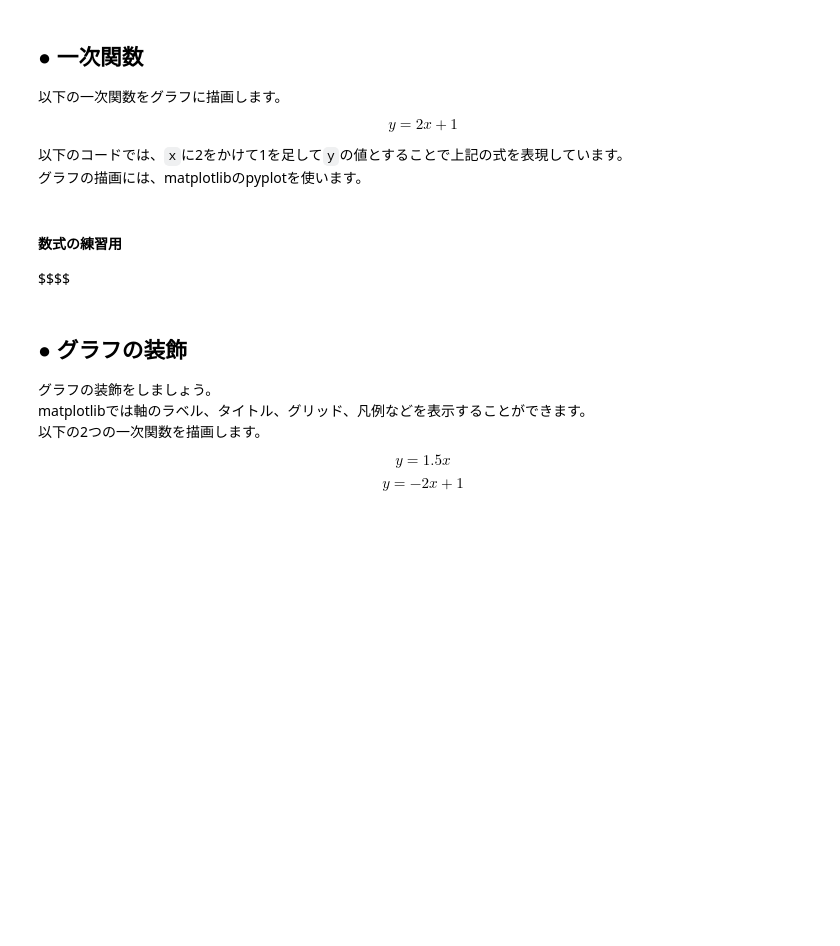
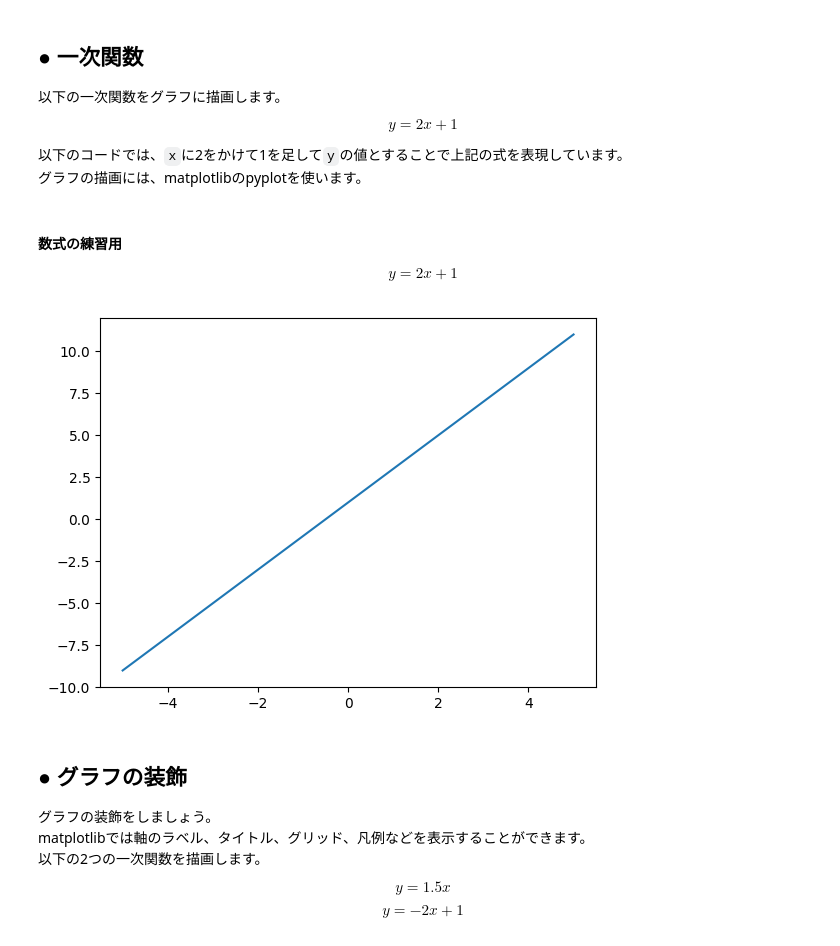
Before and after one commit to sonoko-jpg/section_1, a Jupyter notebook: section_3/draw_functions.ipynb, the cells around one changed output. Saved outputs shown, nothing was run; the diff lists cells and outputs as text; code cells hidden in the pictures; blank space fills up the shorter version.

```diff
--- a/section_3/draw_functions.ipynb
+++ b/section_3/draw_functions.ipynb
@@ -43,7 +60,7 @@ $$y=2x+1$$
 グラフの描画には、matplotlibのpyplotを使います。
 # %% [markdown]
 #### 数式の練習用
-$$$$
+$$y = 2x+1$$
 # %%
 import numpy as np
 import matplotlib.pyplot as plt
@@ -58,3 +73,15 @@ plt.show()  # グラフの表示
+# %%
+# コード練習用
+import numpy as np
+import matplotlib.pyplot as plt
+
+x = np.linspace(-5, 5)
+y = 2*x + 1
+
+plt.plot(x, y)
+plt.show()
+# %% [output]
+[figure, added]
 # %% [markdown]
 ## ● グラフの装飾
 グラフの装飾をしましょう。
```
Also changed, not shown: parts of 13 cells of this notebook.
